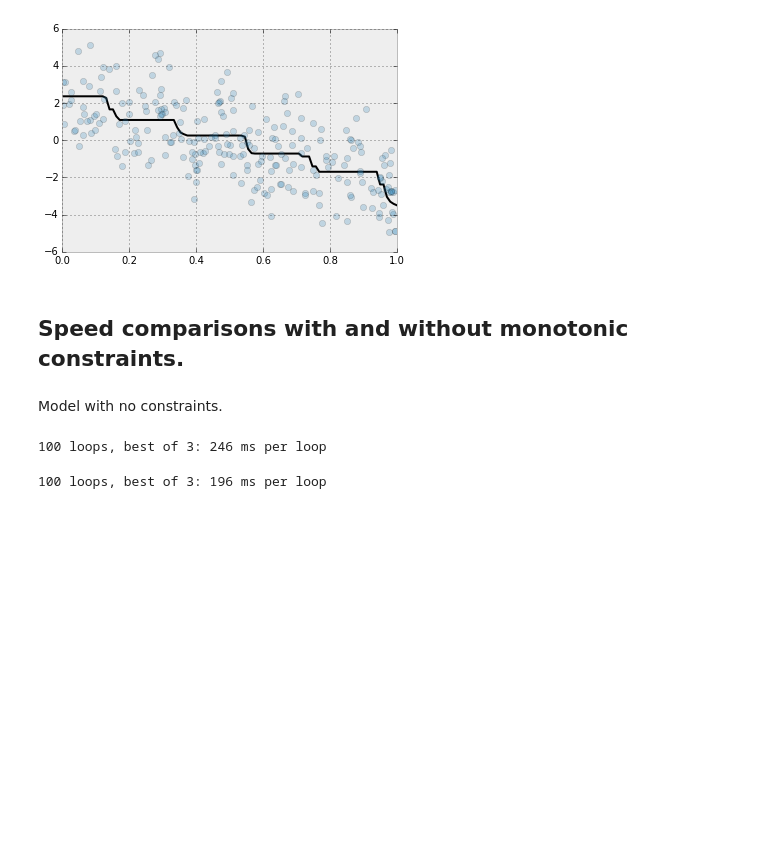
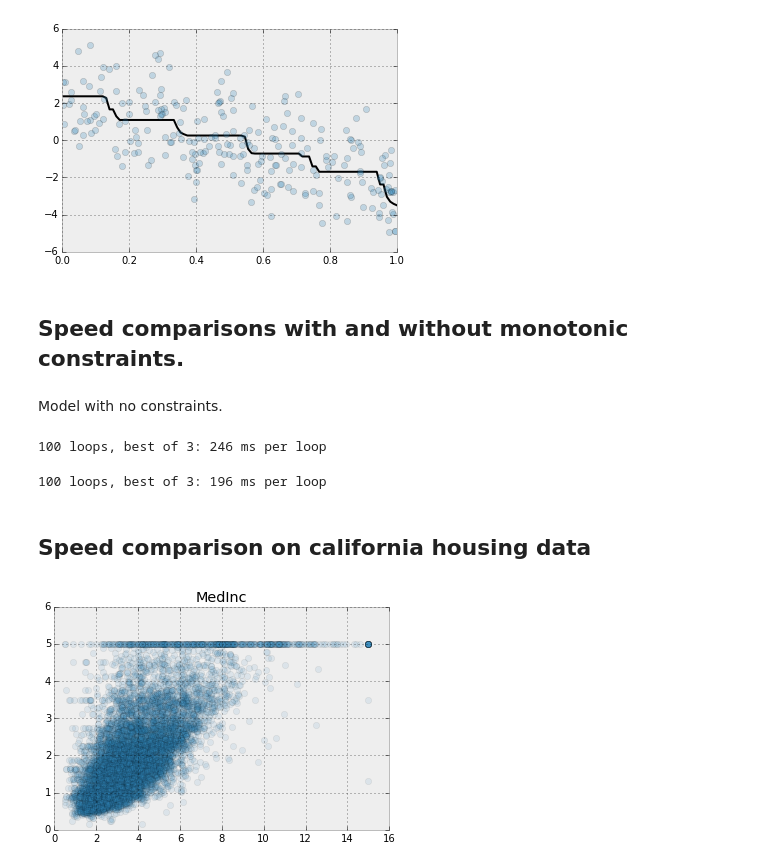
Before and after one commit to madrury/xgboost-monotonic-testing, a Jupyter notebook: xgboost-monotonic-testing.ipynb, the cells around one changed output. Saved outputs shown, nothing was run; the diff lists cells and outputs as text; code cells hidden in the pictures; blank space fills up the shorter version.

Commit message:
Timing tests.

```diff
--- a/xgboost-monotonic-testing.ipynb
+++ b/xgboost-monotonic-testing.ipynb
@@ -194,3 +194,26 @@ model_with_constraints = xgb.train(params_constrained, dtrain,
                                  verbose_eval = False)
 # %% [output]
 100 loops, best of 3: 196 ms per loop
+# %% [markdown]
+## Speed comparison on california housing data
+# %%
+from sklearn.datasets.california_housing import fetch_california_housing
+cal_housing = fetch_california_housing()
+
+X_train, X_test, y_train, y_test = train_test_split(cal_housing.data,
+                                                                cal_housing.target,
+                                                                test_size=0.5,
+                                                                random_state=154)
+
+dtrain = xgb.DMatrix(X_train, label = y_train)
+dvalid = xgb.DMatrix(X_test, label = y_test)
+# %%
+def scatter_plot_feature(data, feature_names, feature_name, y):
+    fid = feature_names.index(feature_name)
+    x = data[:, fid].flatten()
+    plt.plot(x, y, 'o', alpha=0.1)
+    plt.title(feature_name)
+# %%
+scatter_plot_feature(X_train, cal_housing.feature_names, 'MedInc', y_train)
+# %% [output]
+[figure, added]
```
Also changed, not shown: parts of 11 cells of this notebook.
